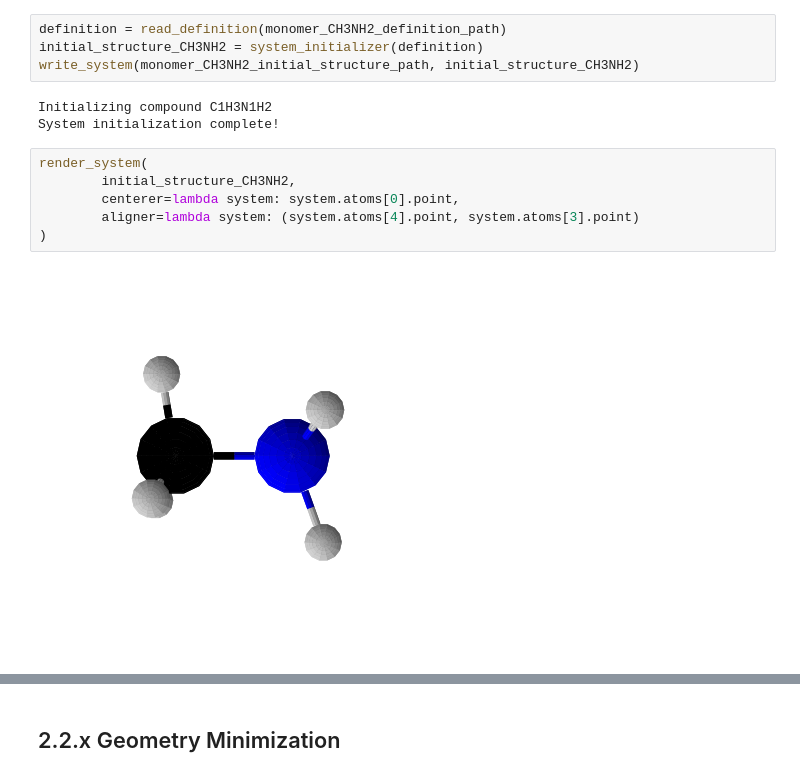
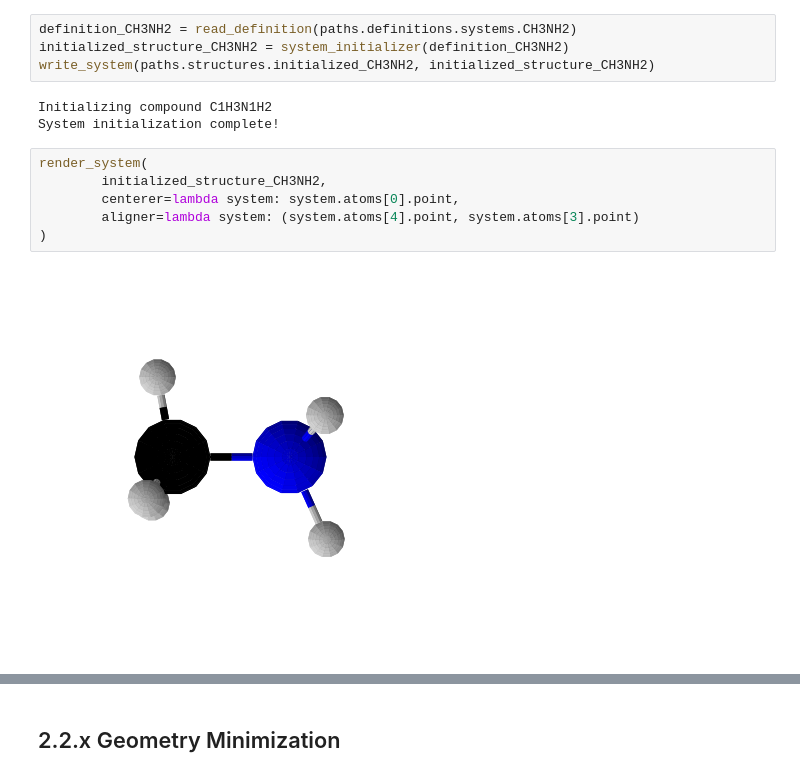
Before and after one commit to PolyachenkoYA/QDMS_2025, a Jupyter notebook: tutorials/2_Many-Body_Model_Build-Along/Tutorial_2_inputs.ipynb, the cells around one changed output, grey strips where cells are left out. Drawn from its saved outputs; the diff is of its cells as text.

```diff
--- a/tutorials/2_Many-Body_Model_Build-Along/Tutorial_2_inputs.ipynb
+++ b/tutorials/2_Many-Body_Model_Build-Along/Tutorial_2_inputs.ipynb
@@ -78,18 +86,18 @@ Next, we need a reasonable initial guess for the structure of our monomer. The g
 # %%
 system_initializer = VSEPRInitializer(seed=12345)
 # %%
-definition = read_definition(monomer_CH3NH2_definition_path)
-initial_structure_CH3NH2 = system_initializer(definition)
-write_system(monomer_CH3NH2_initial_structure_path, initial_structure_CH3NH2)
+definition_CH3NH2 = read_definition(paths.definitions.systems.CH3NH2)
+initialized_structure_CH3NH2 = system_initializer(definition_CH3NH2)
+write_system(paths.structures.initialized_CH3NH2, initialized_structure_CH3NH2)
 # %% [output]
 Initializing compound C1H3N1H2
 System initialization complete!
 # %%
 render_system(
-        initial_structure_CH3NH2,
+        initialized_structure_CH3NH2,
         centerer=lambda system: system.atoms[0].point,
         aligner=lambda system: (system.atoms[4].point, system.atoms[3].point)
 )
 # %% [output]
-[figure, old version]
+[figure, new version]
 # %%
```
Also changed, not shown: parts of 55 cells of this notebook, 3 other files.
